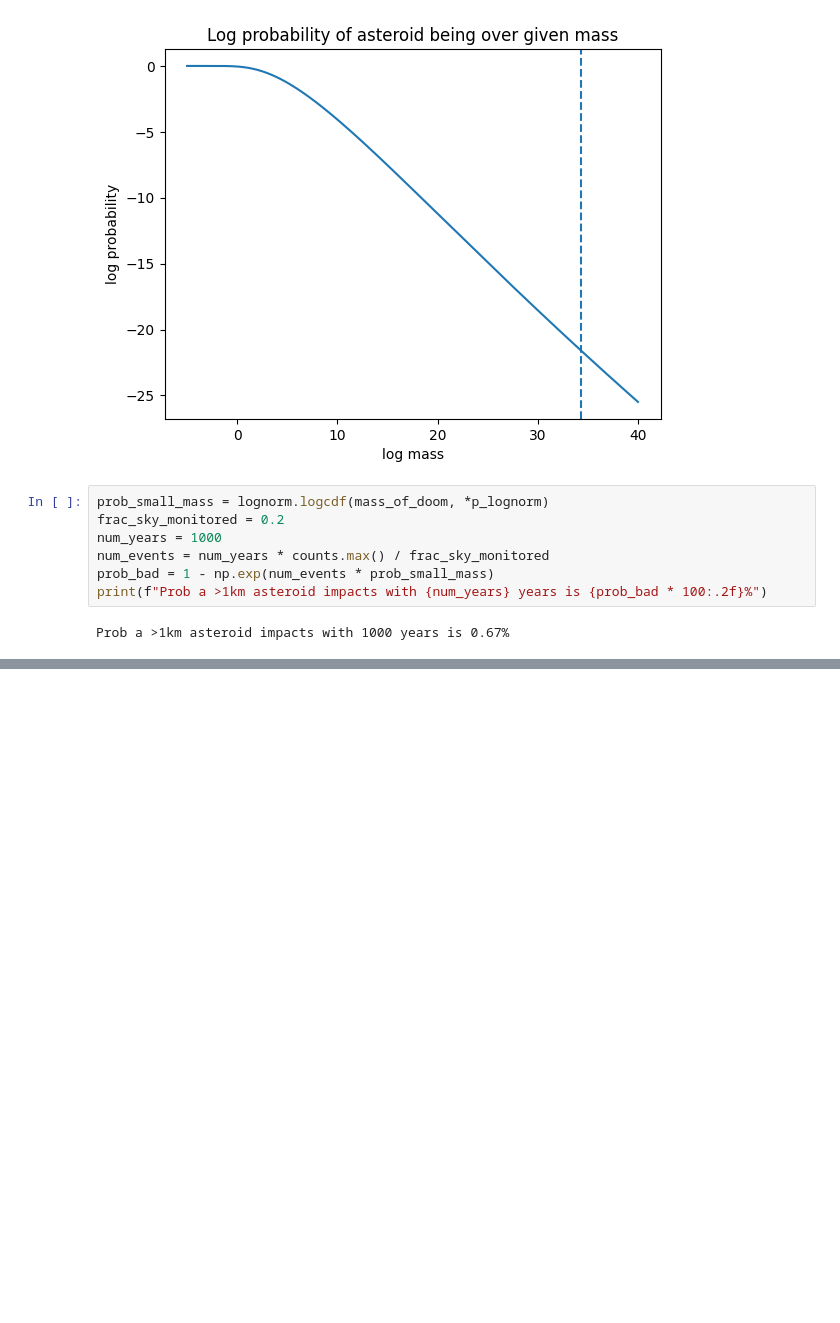
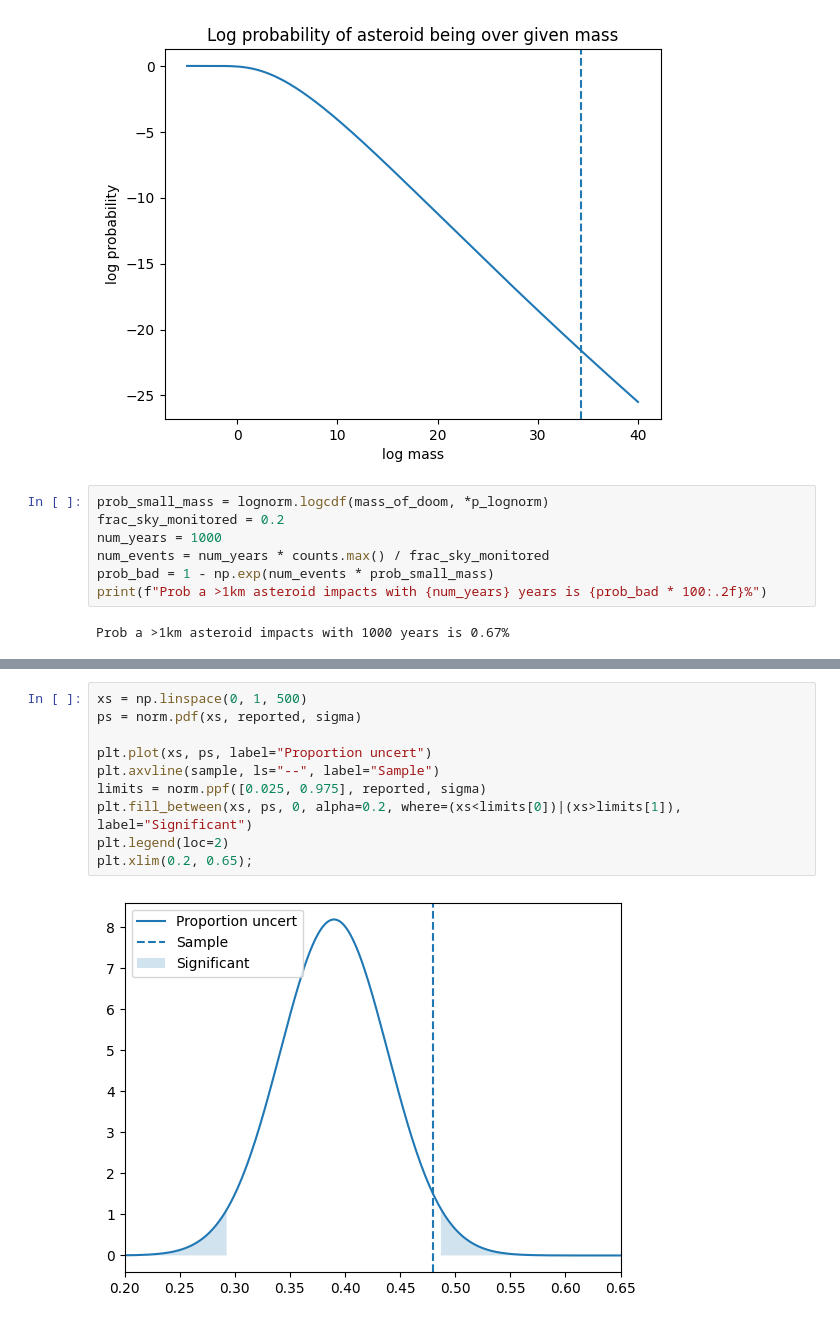
Before and after one commit to SasithaAI/My12MonthAIStudy, a Jupyter notebook: HypothisesTesting.ipynb, the cells around one changed output, grey strips where cells are left out. Drawn from its saved outputs; the diff is of its cells as text; blank space fills up the shorter version.

```diff
--- a/HypothisesTesting.ipynb
+++ b/HypothisesTesting.ipynb
@@ -161,0 +192,12 @@ Prob a >1km asteroid impacts with 1000 years is 0.67%
+# %%
+xs = np.linspace(0, 1, 500)
+ps = norm.pdf(xs, reported, sigma)
+
+plt.plot(xs, ps, label="Proportion uncert")
+plt.axvline(sample, ls="--", label="Sample")
+limits = norm.ppf([0.025, 0.975], reported, sigma)
+plt.fill_between(xs, ps, 0, alpha=0.2, where=(xs<limits[0])|(xs>limits[1]), label="Significant")
+plt.legend(loc=2)
+plt.xlim(0.2, 0.65);
+# %% [output]
+[figure, added]
```
Also changed, not shown: parts of 5 cells of this notebook.
